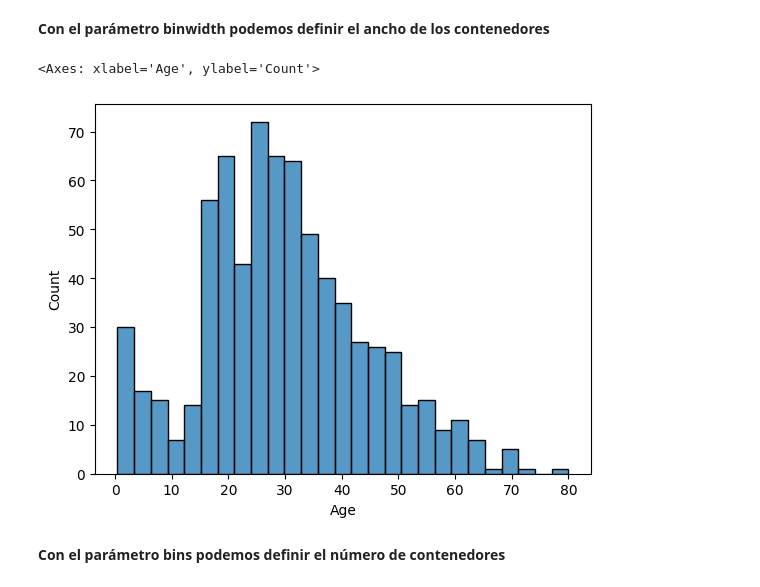
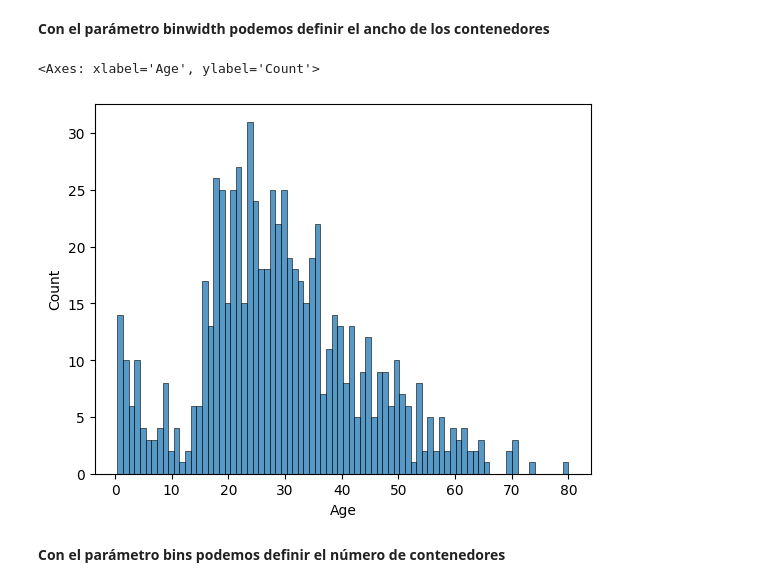
Before and after one commit to cgranadosh/basics_python_Analitycs, a Jupyter notebook: Clase_8_Análisis_Gráfico_Univariado.ipynb, the cells around one changed output. Saved outputs shown, nothing was run; the diff lists cells and outputs as text; code cells hidden in the pictures.

```diff
--- a/Clase_8_Análisis_Gráfico_Univariado.ipynb
+++ b/Clase_8_Análisis_Gráfico_Univariado.ipynb
@@ -248,10 +248,10 @@ sns.histplot(data=df, x="Age", color = 'orange')
 # %% [markdown]
 **Con el parámetro binwidth podemos definir el ancho de los contenedores**
 # %%
-sns.histplot(data=df, x="Age", binwidth=3)
+sns.histplot(data=df, x="Age", binwidth=1)
 # %% [output]
 <Axes: xlabel='Age', ylabel='Count'>
-[figure, old version]
+[figure, new version]
 # %% [markdown]
 **Con el parámetro bins podemos definir el número de contenedores**
 # %%
```
Also changed, not shown: parts of 12 cells of this notebook.
